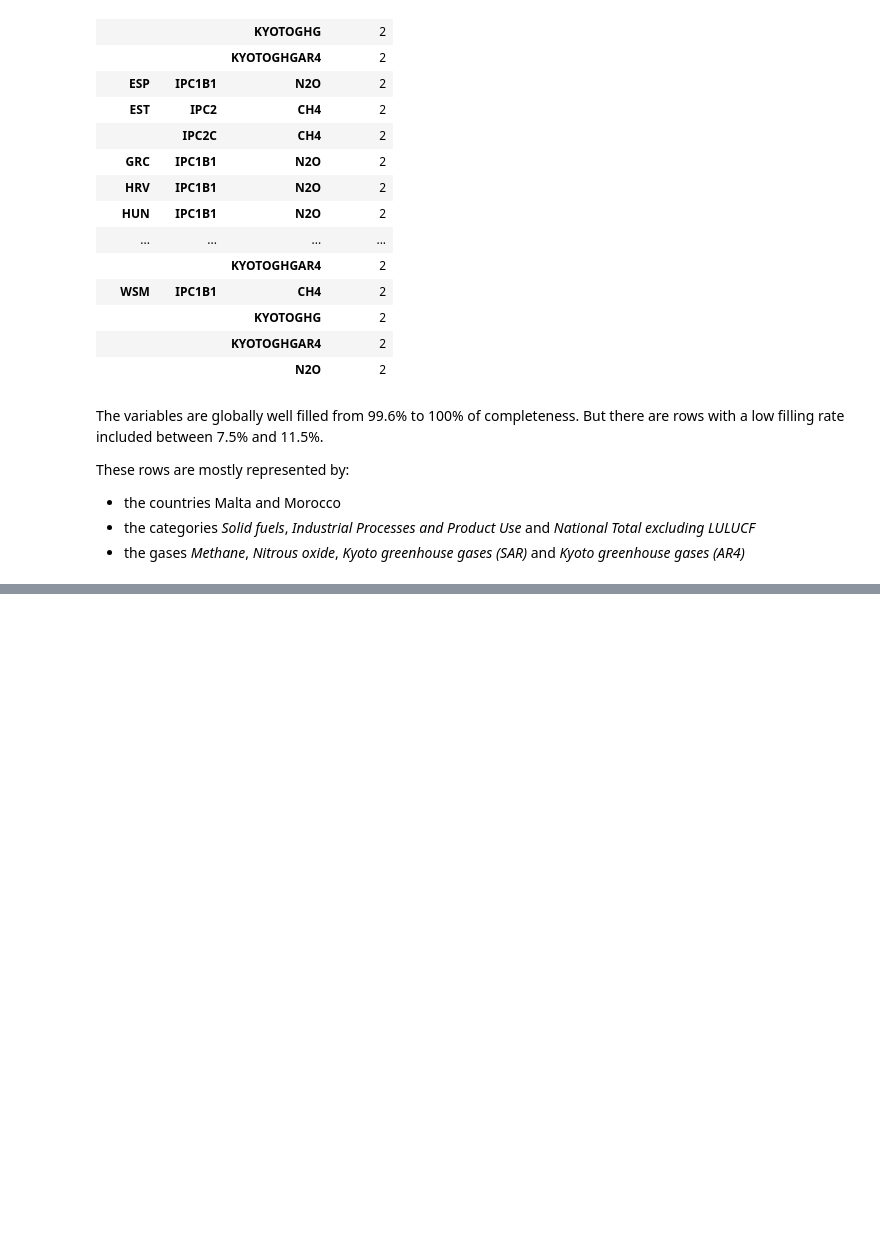
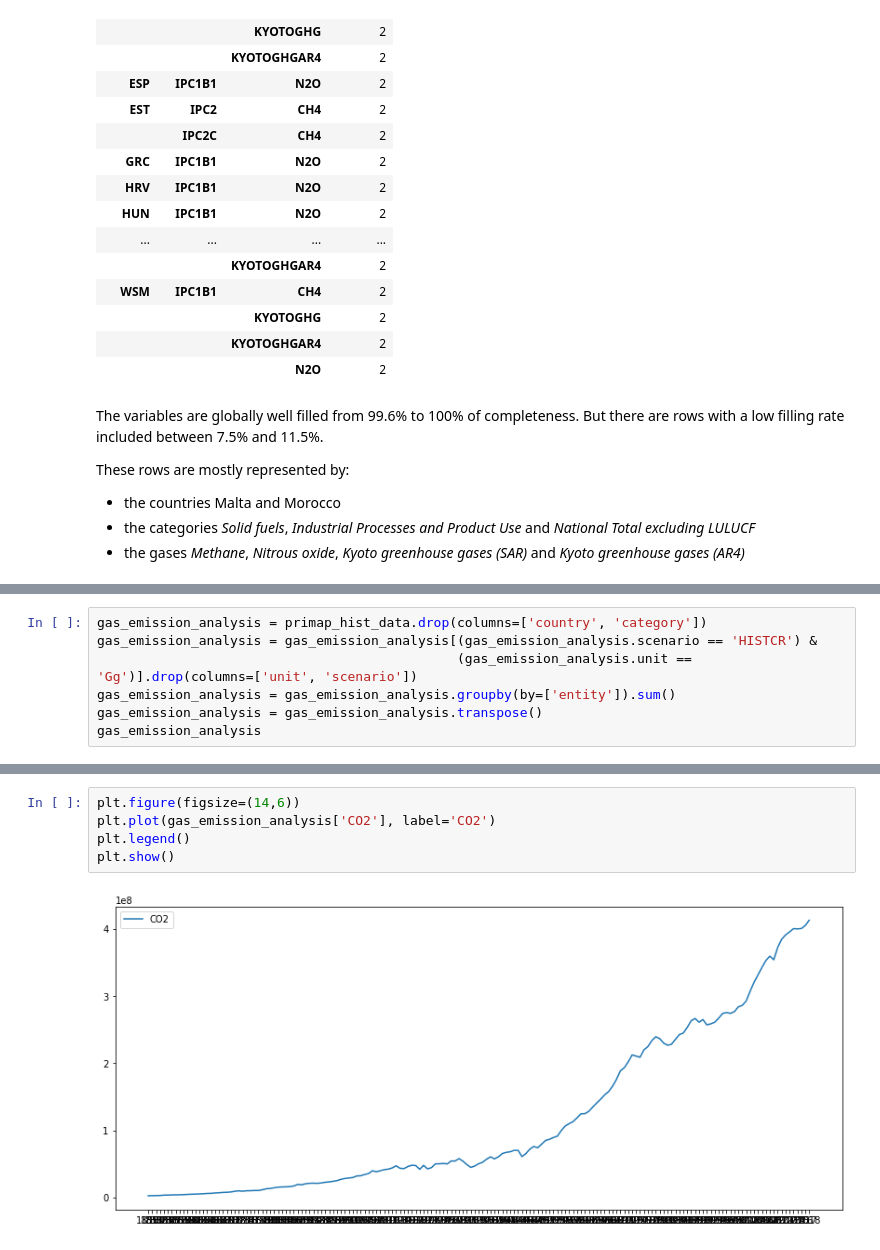
Before and after one commit to OpenGeoScales/ogs-data-exploration, a Jupyter notebook: notebooks/ghg-emissions/primap-hist/primap-hist-exploration.ipynb, the cells around one changed output, grey strips where cells are left out. Cells and saved outputs as stored; diff of their text form; blank space fills up the shorter version.

Commit message:
Update missing values analysis and add gas emissions analysis #17

```diff
--- a/notebooks/ghg-emissions/primap-hist/primap-hist-exploration.ipynb
+++ b/notebooks/ghg-emissions/primap-hist/primap-hist-exploration.ipynb
@@ -384,0 +439,7 @@ These rows are mostly represented by:
+# %%
+gas_emission_analysis = primap_hist_data.drop(columns=['country', 'category'])
+gas_emission_analysis = gas_emission_analysis[(gas_emission_analysis.scenario == 'HISTCR') &
+                                              (gas_emission_analysis.unit == 'Gg')].drop(columns=['unit', 'scenario'])
+gas_emission_analysis = gas_emission_analysis.groupby(by=['entity']).sum()
+gas_emission_analysis = gas_emission_analysis.transpose()
+gas_emission_analysis
@@ -384,0 +481,7 @@ These rows are mostly represented by:
+# %%
+plt.figure(figsize=(14,6))
+plt.plot(gas_emission_analysis['CO2'], label='CO2')
+plt.legend()
+plt.show()
+# %% [output]
+[figure, added]
```
Also changed, not shown: parts of 24 cells of this notebook.
